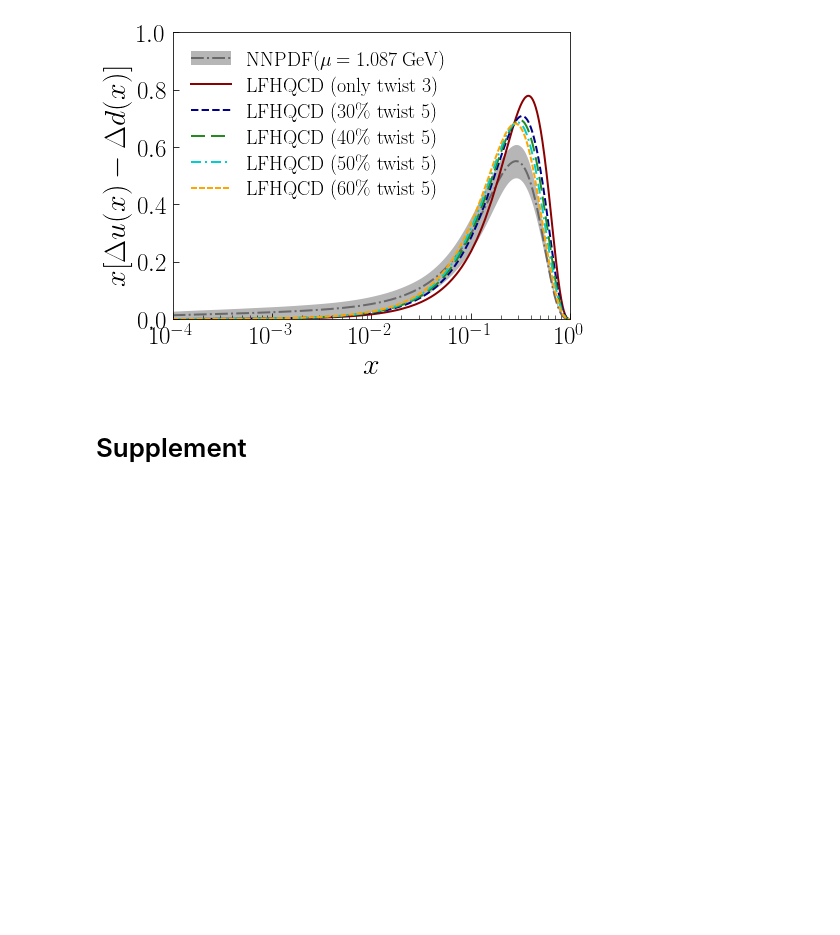
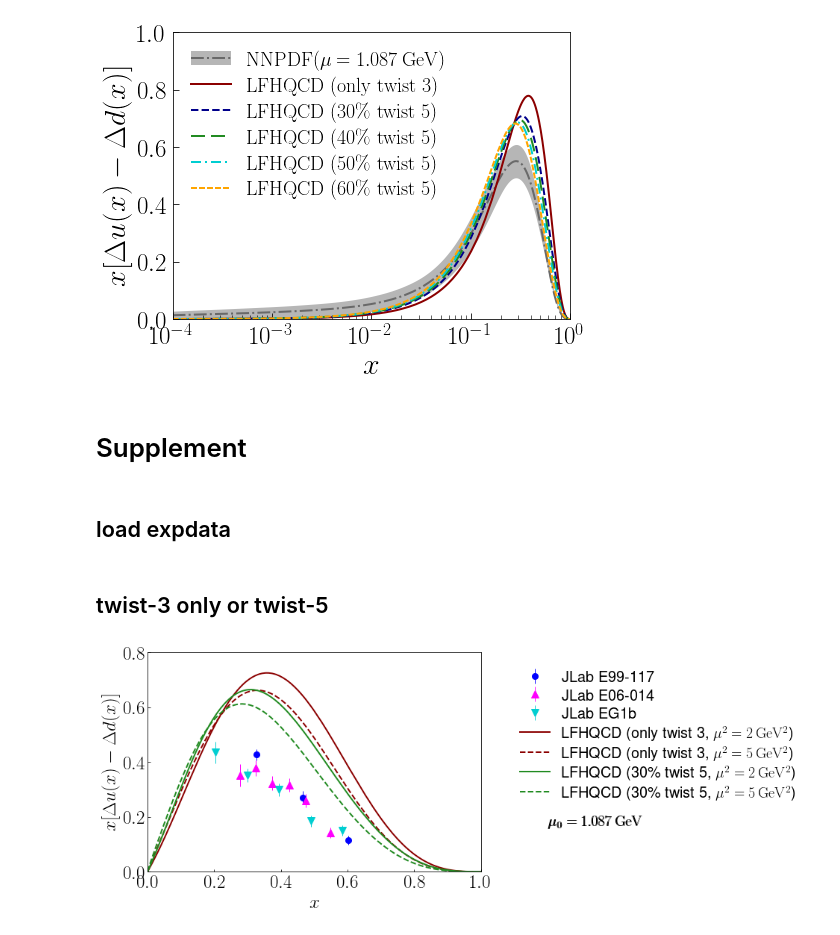
Before and after one commit to TianboLiu/LFHQCD, a Jupyter notebook: axialFF/compare-pol.ipynb, the cells around one changed output. Saved outputs shown, nothing was run; the diff lists cells and outputs as text; code cells hidden in the pictures; blank space fills up the shorter version.

```diff
--- a/axialFF/compare-pol.ipynb
+++ b/axialFF/compare-pol.ipynb
@@ -86,3 +110,70 @@ py.savefig('results/compare-4.pdf')
 [figure]
 # %% [markdown]
 # Supplement
+# %% [markdown]
+## load expdata
+# %%
+expdata={}
+
+expdata['E99-117'] = np.loadtxt("expdata/JLab-E99-117.dat", skiprows=6)
+expdata['E06-014'] = np.loadtxt("expdata/JLab-E06-014.dat", skiprows=6)
+expdata['EG1b'] = np.loadtxt("expdata/JLab-EG1b.dat", skiprows=6)
+
+expdata['HERMES'] = np.loadtxt("expdata/HERMES2004.dat", skiprows=6)
+expdata['COMPASS'] = np.loadtxt("expdata/COMPASS2010.dat", skiprows=6)
+# %% [markdown]
+## twist-3 only or twist-5
+# %%
+nrows, ncols = 1, 2
+fig = py.figure(figsize=(ncols*7,nrows*7*0.75))
+ax = fig.add_subplot(nrows, ncols, 1)
+d0=ax.errorbar(expdata['E99-117'][:,0],\
+            expdata['E99-117'][:,2] * expdata['E99-117'][:,6] - expdata['E99-117'][:,4] * expdata['E99-117'][:,8],\
+            yerr=((expdata['E99-117'][:,3] * expdata['E99-117'][:,6])**2 +\
+                  (expdata['E99-117'][:,5] * expdata['E99-117'][:,8])**2)**0.5,\
+           ls='none', linewidth=1, marker='o', markersize=8, color='blue')
+d1=ax.errorbar(expdata['E06-014'][:,0],\
+            expdata['E06-014'][:,2] * expdata['E06-014'][:,6] - expdata['E06-014'][:,4] * expdata['E06-014'][:,8],\
+            yerr=((expdata['E06-014'][:,3] * expdata['E06-014'][:,6])**2 +\
+                  (expdata['E06-014'][:,5] * expdata['E06-014'][:,8])**2)**0.5,\
+           ls='none', linewidth=1, marker='^', markersize=10, color='magenta')
+d2=ax.errorbar(expdata['EG1b'][:,0],\
+            expdata['EG1b'][:,2] * expdata['EG1b'][:,6] - expdata['EG1b'][:,4] * expdata['EG1b'][:,8],\
+            yerr=((expdata['EG1b'][:,3] * expdata['EG1b'][:,6])**2 +\
+                  (expdata['EG1b'][:,5] * expdata['EG1b'][:,8])**2)**0.5,\
+           ls='none', linewidth=1, marker='v', markersize=10, color='darkturquoise')
+
+#c1=ax.plot(pol['NNPDF Q=1.581'][:,0], pol['NNPDF Q=1.581'][:,3] ,color='dimgray',ls='-.', linewidth=2)
+#c2=ax.fill_between(pol['NNPDF Q=1.581'][:,0],\
+#                   pol['NNPDF Q=1.581'][:,3] - pol['NNPDF Q=1.581'][:,4],\
+#                   pol['NNPDF Q=1.581'][:,3] + pol['NNPDF Q=1.581'][:,4],\
+#                   color='darkgray', alpha=0.85, linewidth=0)
+
+t0=ax.plot(pol['model0 Q=1.414'][:,0], pol['model0 Q=1.414'][:,2] * 1.272, color='darkred', ls='-', linewidth=2)
+t0a=ax.plot(pol['model0 Q=2.236'][:,0], pol['model0 Q=2.236'][:,2] * 1.272, color='darkred', ls='--', linewidth=2)
+t1=ax.plot(pol['model1 Q=1.414'][:,0], pol['model1 Q=1.414'][:,2] * 1.272, color='forestgreen', ls='-', linewidth=2)
+t1a=ax.plot(pol['model1 Q=2.236'][:,0], pol['model1 Q=2.236'][:,2] * 1.272, color='forestgreen', ls='--', linewidth=2)
+
+ax.set_xlim(0,1)
+ax.set_ylim(0,0.8)
+ax.set_xlabel(r'$x$', size=25)
+ax.set_ylabel(r'$x[\Delta u(x)-\Delta d(x)]$', size=25)
+ax.tick_params(axis='both', which='both', direction='in', labelsize=25)
+
+L=[(d0), (d1), (d2), (t0[0]), (t0a[0]), (t1[0]), (t1a[0])]
+H=[r'JLab E99-117',\
+   r'JLab E06-014',\
+   r'JLab EG1b',\
+   r'LFHQCD~(only~twist~3, $\mu^2=2\,\rm GeV^2$)',\
+   r'LFHQCD~(only~twist~3, $\mu^2=5\,\rm GeV^2$)',\
+   r'LFHQCD~(30\%~twist~5, $\mu^2=2\,\rm GeV^2$)',\
+   r'LFHQCD~(30\%~twist~5, $\mu^2=5\,\rm GeV^2$)',\
+  ]
+ax.legend(L, H, fontsize=20,frameon=False, labelspacing=0.3, loc=(1.1, 0.3))
+ax.text(1.2, 0.2, r'$\mu_0=1.087\,\rm GeV$', transform=ax.transAxes, size=20)
+ax.text(1.203, 0.2, r'$\mu_0=1.087\,\rm GeV$', transform=ax.transAxes, size=20)
+
+fig.tight_layout()
+fig.savefig("results/compare-jlab.pdf")
+# %% [output]
+[figure, added]
```
Also changed, not shown: parts of 11 cells of this notebook, 33 other files.
